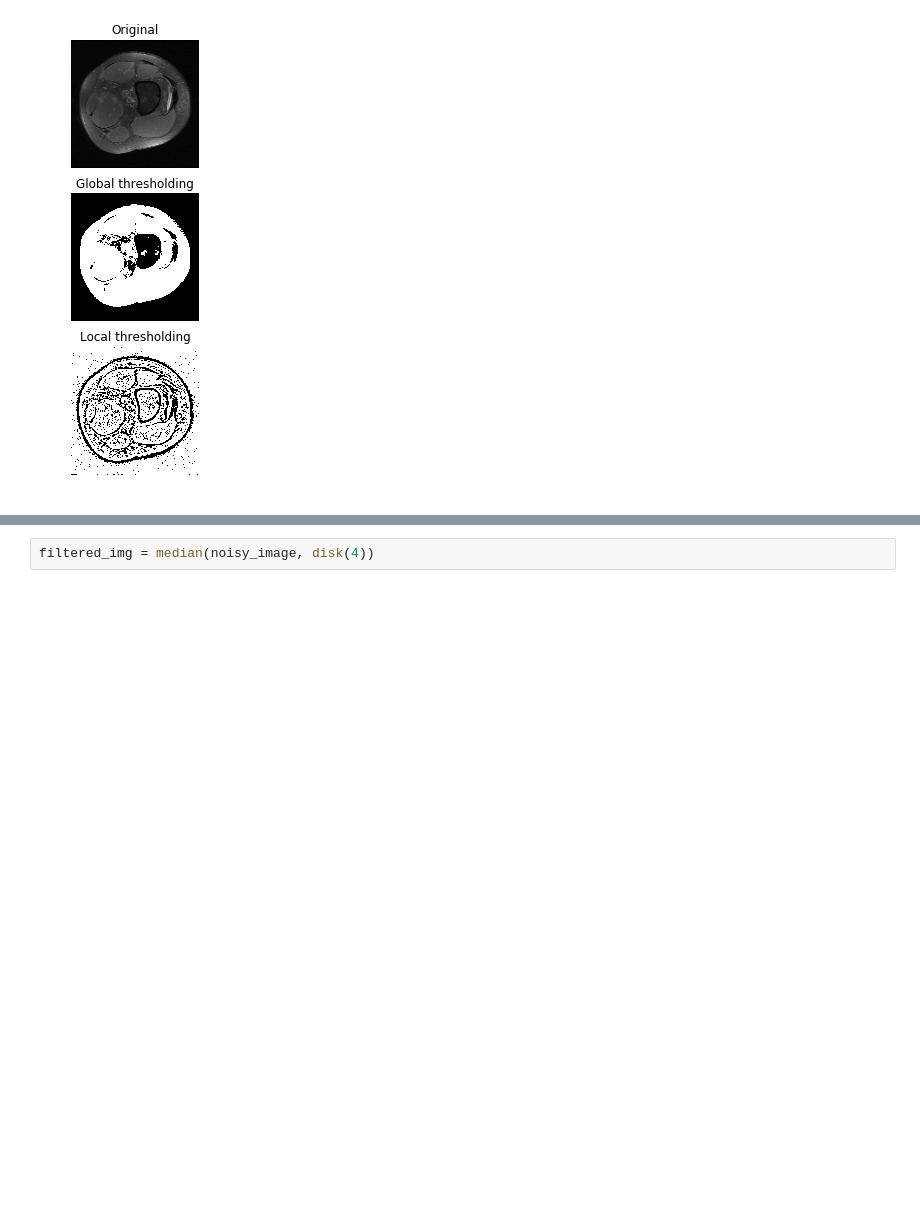
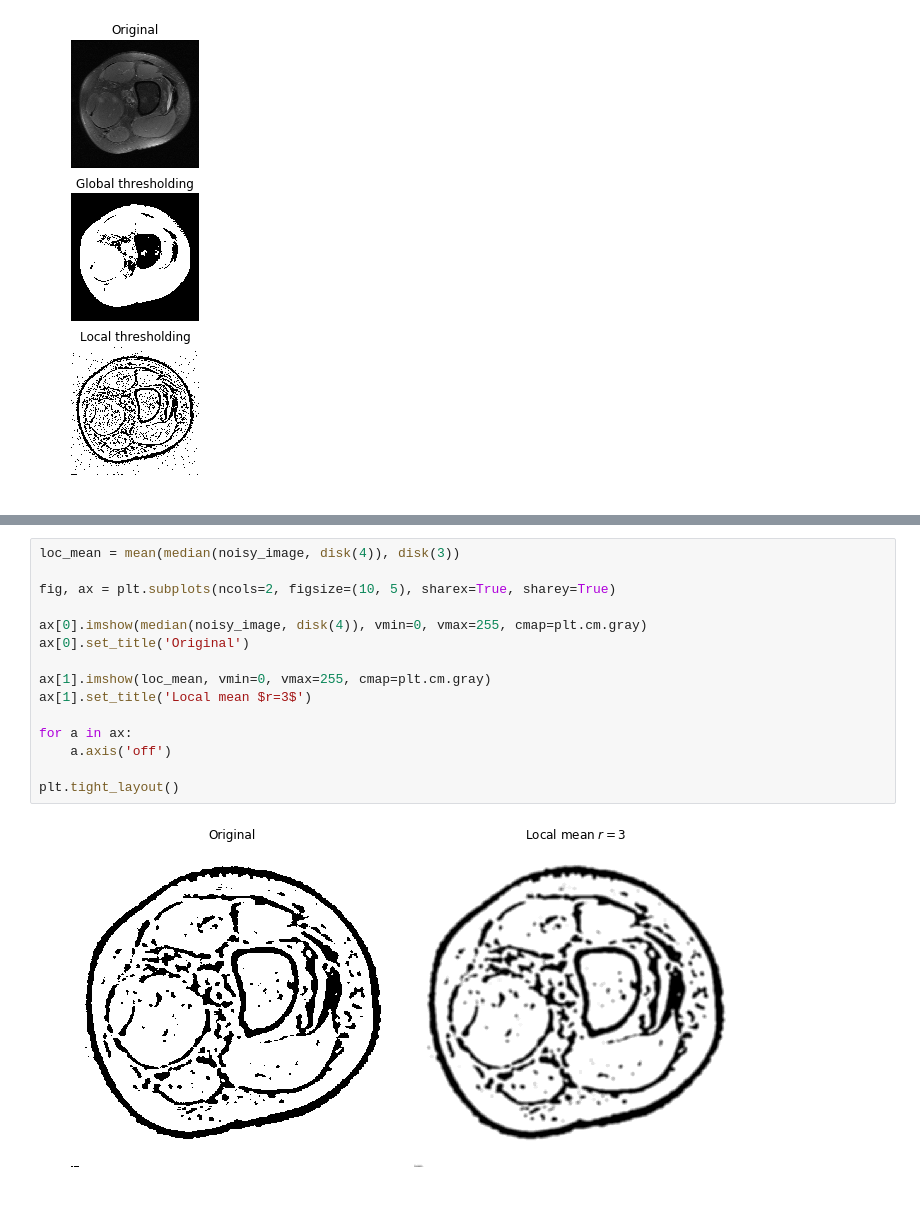
Before and after one commit to choikwun/mri_classification, a Jupyter notebook: SE000001/dicom.ipynb, the cells around one changed output, grey strips where cells are left out. Cells and saved outputs as stored; diff of their text form; blank space fills up the shorter version.

```diff
--- a/SE000001/dicom.ipynb
+++ b/SE000001/dicom.ipynb
@@ -141,2 +141,17 @@ plt.tight_layout()
-# %%
-filtered_img = median(noisy_image, disk(4))
+# %%
+loc_mean = mean(median(noisy_image, disk(4)), disk(3))
+
+fig, ax = plt.subplots(ncols=2, figsize=(10, 5), sharex=True, sharey=True)
+
+ax[0].imshow(median(noisy_image, disk(4)), vmin=0, vmax=255, cmap=plt.cm.gray)
+ax[0].set_title('Original')
+
+ax[1].imshow(loc_mean, vmin=0, vmax=255, cmap=plt.cm.gray)
+ax[1].set_title('Local mean $r=3$')
+
+for a in ax:
+    a.axis('off')
+
+plt.tight_layout()
+# %% [output]
+[figure, added]
```
Also changed, not shown: parts of 8 cells of this notebook.
